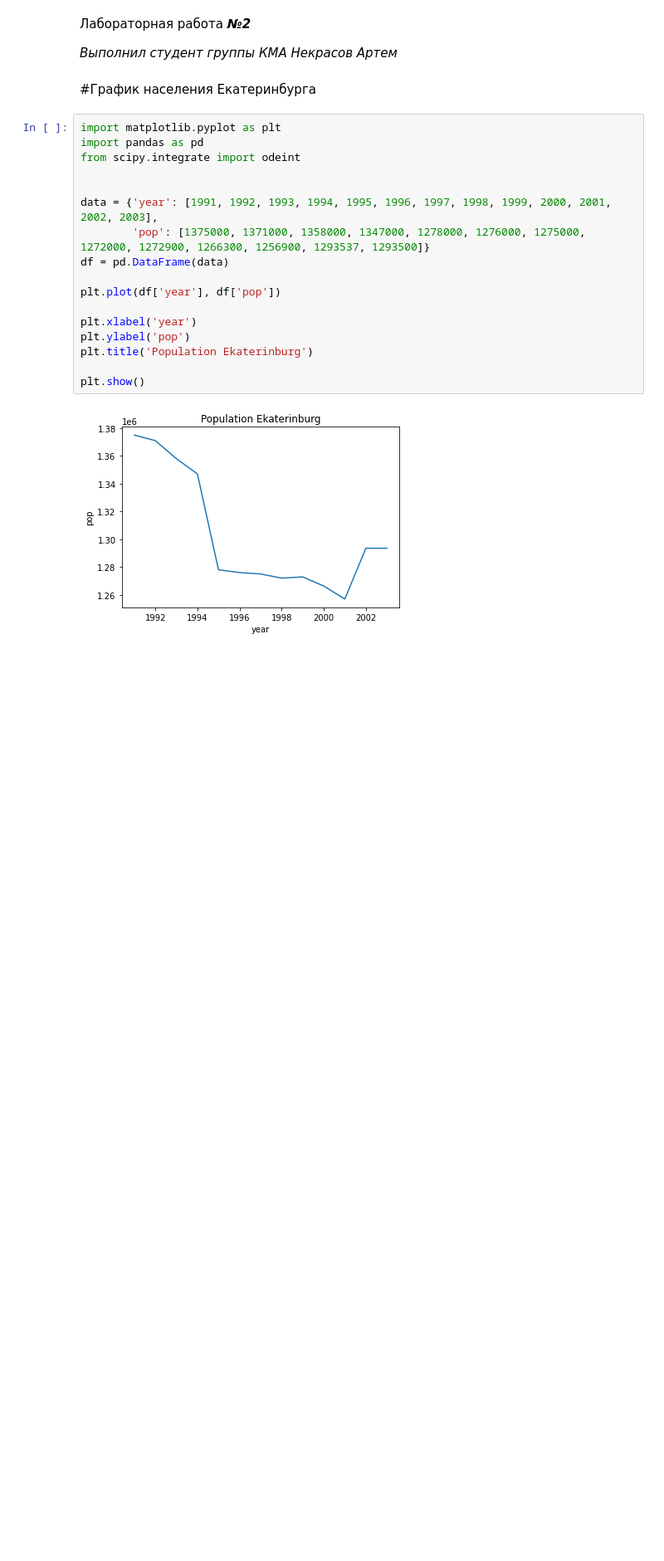
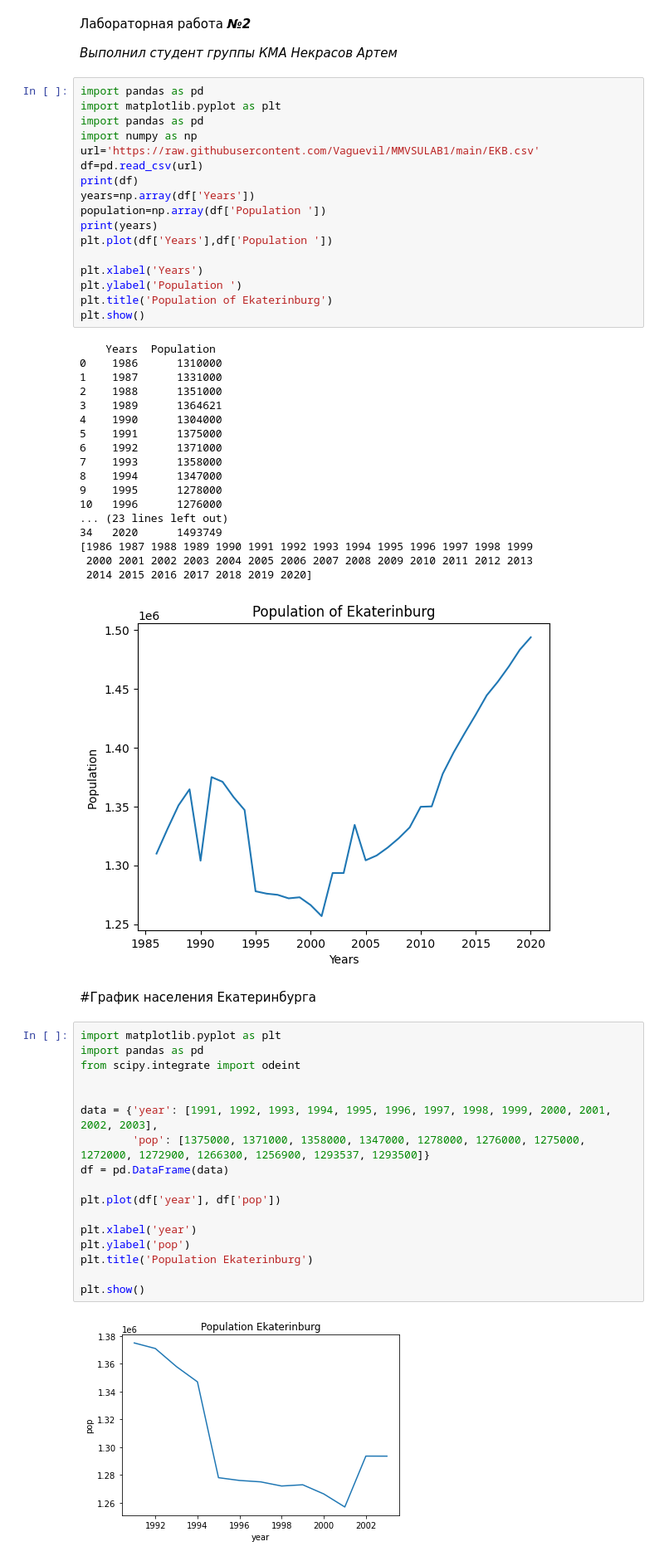
Before and after one commit to Vaguevil/MMVSULAB1, a Jupyter notebook: lab2.ipynb, the cells around one changed output. Shown: that part at 83% size. Cells and saved outputs as stored; diff of their text form; blank space fills up the shorter version.

```diff
--- a/lab2.ipynb
+++ b/lab2.ipynb
@@ -7,6 +7,42 @@
 
 
 *Выполнил студент группы КМА Некрасов Артем*
+# %%
+import pandas as pd
+import matplotlib.pyplot as plt
+import pandas as pd
+import numpy as np
+url='https://raw.githubusercontent.com/Vaguevil/MMVSULAB1/main/EKB.csv'
+df=pd.read_csv(url)
+print(df)
+years=np.array(df['Years'])
+population=np.array(df['Population '])
+print(years)
+plt.plot(df['Years'],df['Population '])
+
+plt.xlabel('Years')
+plt.ylabel('Population ')
+plt.title('Population of Ekaterinburg')
+plt.show()
+# %% [output]
+    Years  Population
+0    1986      1310000
+1    1987      1331000
+2    1988      1351000
+3    1989      1364621
+4    1990      1304000
+5    1991      1375000
+6    1992      1371000
+7    1993      1358000
+8    1994      1347000
+9    1995      1278000
+10   1996      1276000
+... (23 lines left out)
+34   2020      1493749
+[1986 1987 1988 1989 1990 1991 1992 1993 1994 1995 1996 1997 1998 1999
+ 2000 2001 2002 2003 2004 2005 2006 2007 2008 2009 2010 2011 2012 2013
+ 2014 2015 2016 2017 2018 2019 2020]
+[figure, added]
 # %% [markdown]
 #График населения Екатеринбурга
 # %%
```
Also changed, not shown: parts of 1 cell of this notebook.
